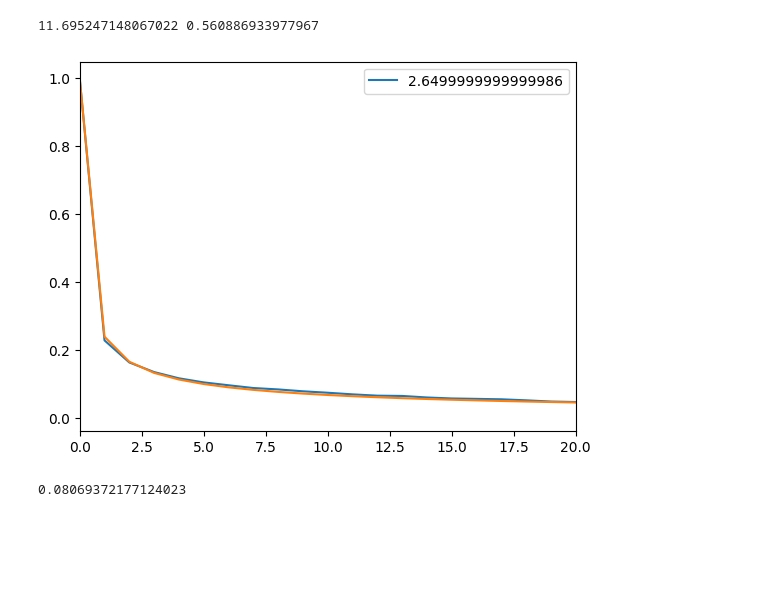
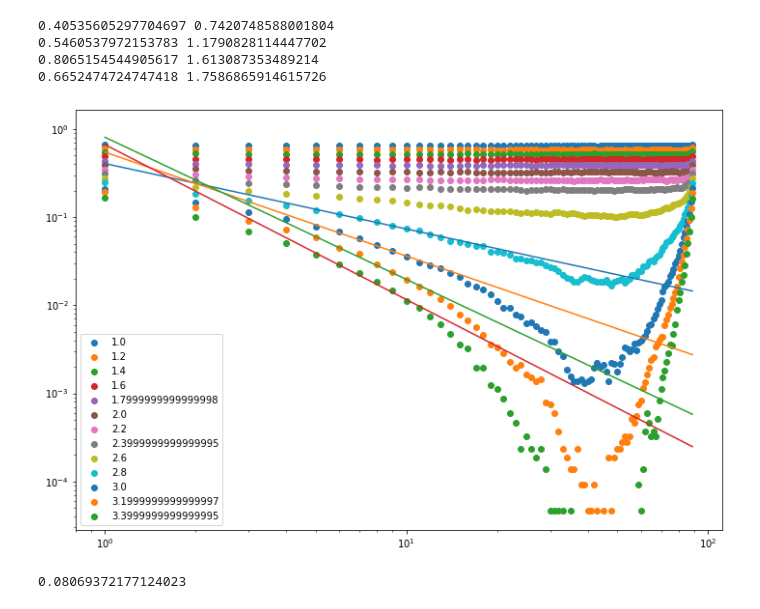
Before and after one commit to tsgaurav/Ising_RSRG, a Jupyter notebook: Correlation_functions.ipynb, the cells around one changed output. Cells and saved outputs as stored; diff of their text form; code cells hidden in the pictures; blank space fills up the shorter version.

Commit message:
Modified corr_func script

```diff
--- a/Correlation_functions.ipynb
+++ b/Correlation_functions.ipynb
@@ -16,5 +16,5 @@ from sklearn.linear_model import LinearRegression
 # %%
-log_file = pd.read_csv("bdry_log_file.csv")[9:10]
+log_file = pd.read_csv("output/pre_09_03_23/log_file.csv")
 ts_list = log_file['ts'].tolist()
 log_file
 # %% [output]
@@ -44,5 +55,5 @@ def generate_corr_matrix_alt2(clust_dict, reverse_dict, L):
     return corr_mat
 
 def power_law(x, scale, power):
-    return 1/(1+x*scale)**power
+    return scale*x**(-power)
 # %%
@@ -85,26 +77,36 @@ for index, ts in enumerate(ts_list):
 # %%
+plt.figure(figsize=(12, 8))
+
 for index, w in enumerate(w_vals):
-    if not index%2==0: continue
+    if not index%1==0: continue
     mean_corr_mat = mean_corr_mat_list[index]
     y_vals = np.arange(L)
     corr_function = np.zeros(shape=(L))
 
     for y in range(L):
         for x in range(L):
             corr_function[y] += mean_corr_mat[index_map(0,x,L), index_map(y,x,L)]
 
-    plt.plot(y_vals, corr_function/L, label=str(w))
+    plt.scatter(y_vals, corr_function/L, label=str(w))
 
-    popt, pcov = curve_fit(power_law, y_vals,corr_function/L)
+    if index>8:
 
-    plt.plot(y_vals, power_law(y_vals, *popt))
+        popt, pcov = curve_fit(power_law, y_vals[5:15],corr_function[5:15]/L)
+
+        print(*popt)
+        plt.plot(y_vals, power_law(y_vals, *popt))
 
 plt.legend()
-plt.xlim(0, 20)
-print(*popt)
+plt.xscale('log')
+plt.yscale('log')
+#plt.xlim(0, 20)
+#print(*popt)
 # %% [output]
-11.695247148067022 0.560886933977967
+0.40535605297704697 0.7420748588001804
+0.5460537972153783 1.1790828114447702
+0.8065154544905617 1.613087353489214
+0.6652474724747418 1.7586865914615726
-[figure, old version]
+[figure, new version]
 # %%
 ts = 1681168497
 
```
Also changed, not shown: parts of 3 cells of this notebook, 3 other files.
